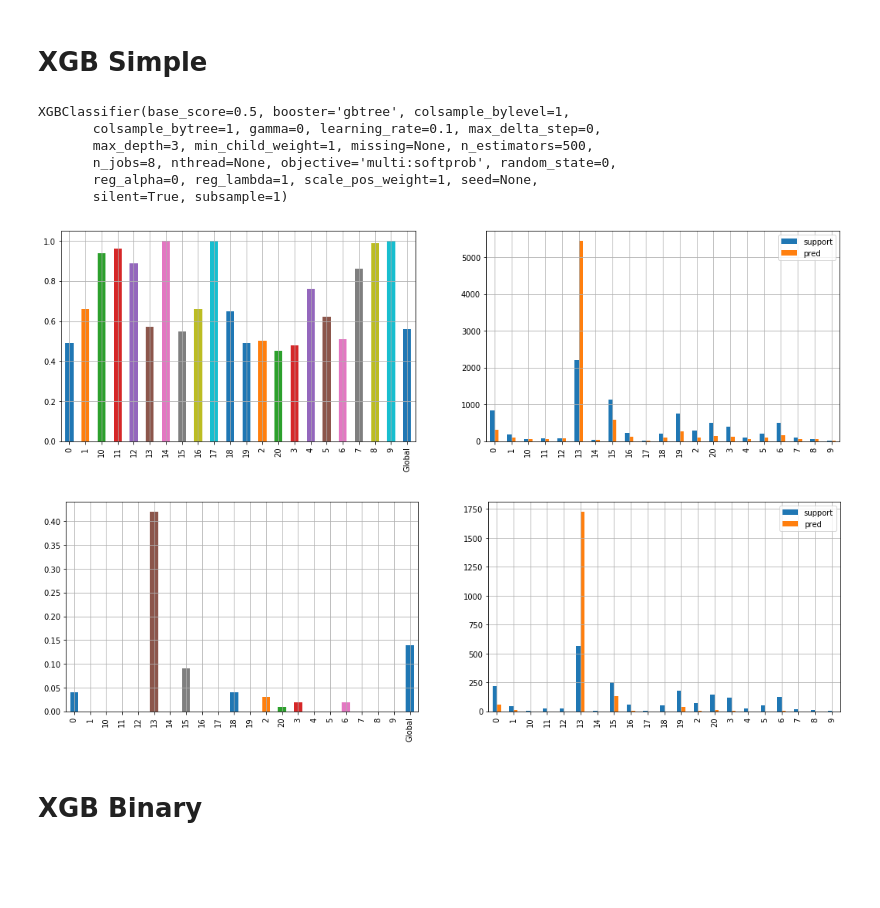
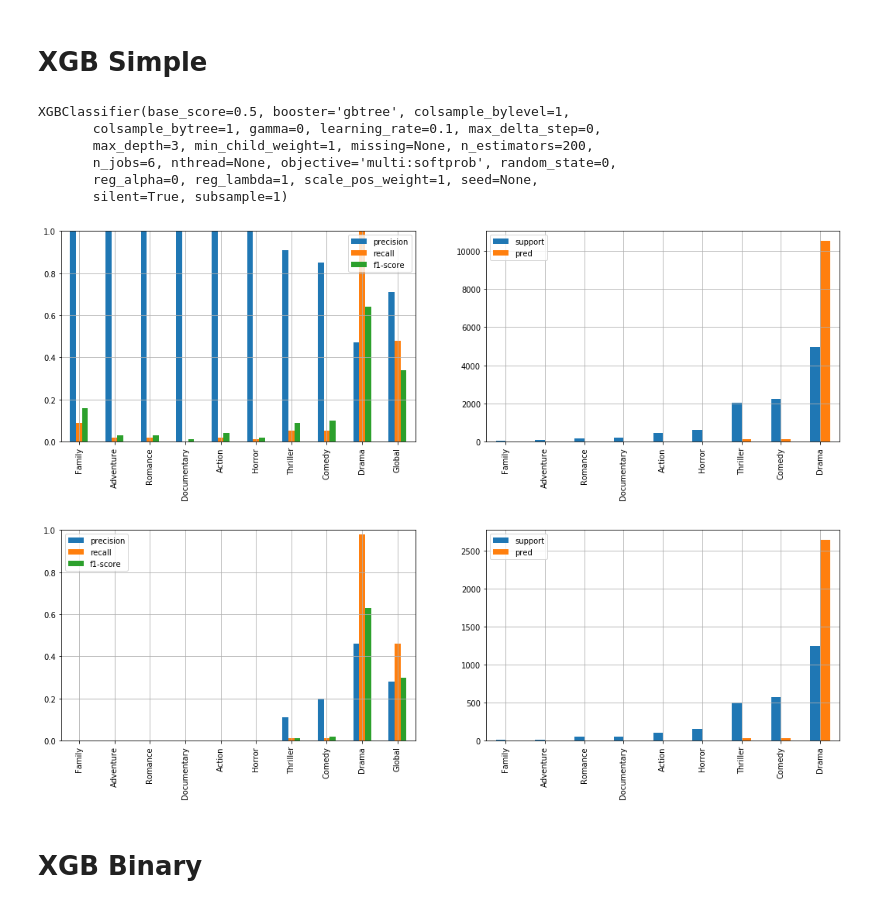
Before and after one commit to RaulSanchezVazquez/RecSys_Classification, a Jupyter notebook: Movies_classifier.ipynb, the cells around one changed output. Cells and saved outputs as stored; diff of their text form; code cells hidden in the pictures; blank space fills up the shorter version.

```diff
--- a/Movies_classifier.ipynb
+++ b/Movies_classifier.ipynb
@@ -11,6 +11,7 @@ import time
 import scipy
 import pandas as pd
 import numpy as np
+import matplotlib.pyplot as plt
 
 from lightfm import LightFM
 from lightfm.evaluation import precision_at_k, auc_score
@@ -18,7 +19,7 @@ from lightfm.evaluation import precision_at_k, auc_score
 import parallel
 import evalutils
 
-N_JOBS = 10
+N_JOBS = 6
 ORI_ID_USER = 'userId'
 ORI_ID_ITEM = 'movieId'
 
@@ -35,7 +36,11 @@ test = pd.read_hdf(
     os.path.join(SOURCE, 'data/test.hdf'))
 
 item_catalogue = pd.read_hdf(
-    os.path.join(SOURCE, 'data/item_catalog.hdf'))
+    os.path.join(SOURCE, 'data/item_catalogue.hdf'))
+
+i_features = pd.read_hdf(
+    os.path.join(SOURCE, 'data/i_features.hdf'))
+i_features.sort_values(SEQ_ID_ITEM, inplace=True)
 
 user_id_translator = pd.concat(
     [train, test], axis=0
@@ -283,19 +247,3 @@ item_catalogue.index = item_catalogue[SEQ_ID_ITEM]
 
 y_train = item_catalogue.loc[X_train_ids[SEQ_ID_ITEM]]['genres']
 y_test = item_catalogue.loc[X_test_ids[SEQ_ID_ITEM]]['genres']
-# %%
-all_genres = set([])
-for genres in y_train:
-    all_genres.update(genres)
-genres_to_num = dict([(c, it) for it, c in enumerate(all_genres)])
-
-def get_one_genre(x):
-    if not isinstance(x, list):
-        return "OTHER"
-    elif len(x) > 0:
-        return genres_to_num[x[0]]
-    else:
-        return len(all_genres)
-
-y_train = y_train.apply(get_one_genre)
-y_test = y_test.apply(get_one_genre)
@@ -310,42 +278,57 @@ fig, ax = plt.subplots(1, 2, figsize=(18, 3))
 # XGB Simple
 # %%
 import xgboost as xgb
-import evalutils
 
-cls = xgb.XGBClassifier(n_jobs=8, n_estimators=500)
-cls.fit(X_train.values, y_train)
+cls = xgb.XGBClassifier(n_estimators=200, n_jobs=N_JOBS)
+cls.fit(pd.DataFrame(X_train.values), y_train)
 # %% [output]
 XGBClassifier(base_score=0.5, booster='gbtree', colsample_bylevel=1,
        colsample_bytree=1, gamma=0, learning_rate=0.1, max_delta_step=0,
-       max_depth=3, min_child_weight=1, missing=None, n_estimators=500,
-       n_jobs=8, nthread=None, objective='multi:softprob', random_state=0,
+       max_depth=3, min_child_weight=1, missing=None, n_estimators=200,
+       n_jobs=6, nthread=None, objective='multi:softprob', random_state=0,
        reg_alpha=0, reg_lambda=1, scale_pos_weight=1, seed=None,
        silent=True, subsample=1)
 # %%
 import matplotlib.pyplot as plt
 
 fig, ax = plt.subplots(1, 2)
 train_report = evalutils.class_report(
     y_true=y_train,
-    y_pred=cls.predict(X_train.values))
+    y_pred=cls.predict(pd.DataFrame(X_train.values)))
 
-train_report['f1-score'].plot(kind='bar', grid=True, ax=ax[0])
-train_report.drop('Global')[['support', 'pred']].plot(kind='bar', grid=True, ax=ax[1])
+train_report.sort_values('support')[['precision', 'recall' ,'f1-score']].plot(
+    kind='bar',
+    grid=True,
+    ylim=(0, 1),
+    ax=ax[0])
+
+train_report.drop('Global')[['support', 'pred']].sort_values('support').plot(
+    kind='bar',
+    grid=True,
+    ax=ax[1])
 
 fig.set_size_inches(18, 5)
 # %% [output]
-[figure, old version]
+[figure, new version]
 # %%
 fig, ax = plt.subplots(1, 2)
 test_report = evalutils.class_report(
     y_true=y_test,
-    y_pred=cls.predict(X_test.values))
+    y_pred=cls.predict(pd.DataFrame(X_test.values)))
 
-test_report['f1-score'].plot(kind='bar', grid=True, ax=ax[0])
-test_report.drop('Global')[['support', 'pred']].plot(kind='bar', grid=True, ax=ax[1])
+test_report.sort_values('support')[['precision', 'recall' ,'f1-score']].plot(
+    kind='bar',
+    grid=True,
+    ylim=(0, 1),
+    ax=ax[0])
+
+test_report.drop('Global')[['support', 'pred']].sort_values('support').plot(
+    kind='bar',
+    grid=True,
+    ax=ax[1])
 
 fig.set_size_inches(18, 5)
 # %% [output]
-[figure, old version]
+[figure, new version]
 # %% [markdown]
 # XGB Binary
```
Also changed, not shown: parts of 15 cells of this notebook, 8 other files.
